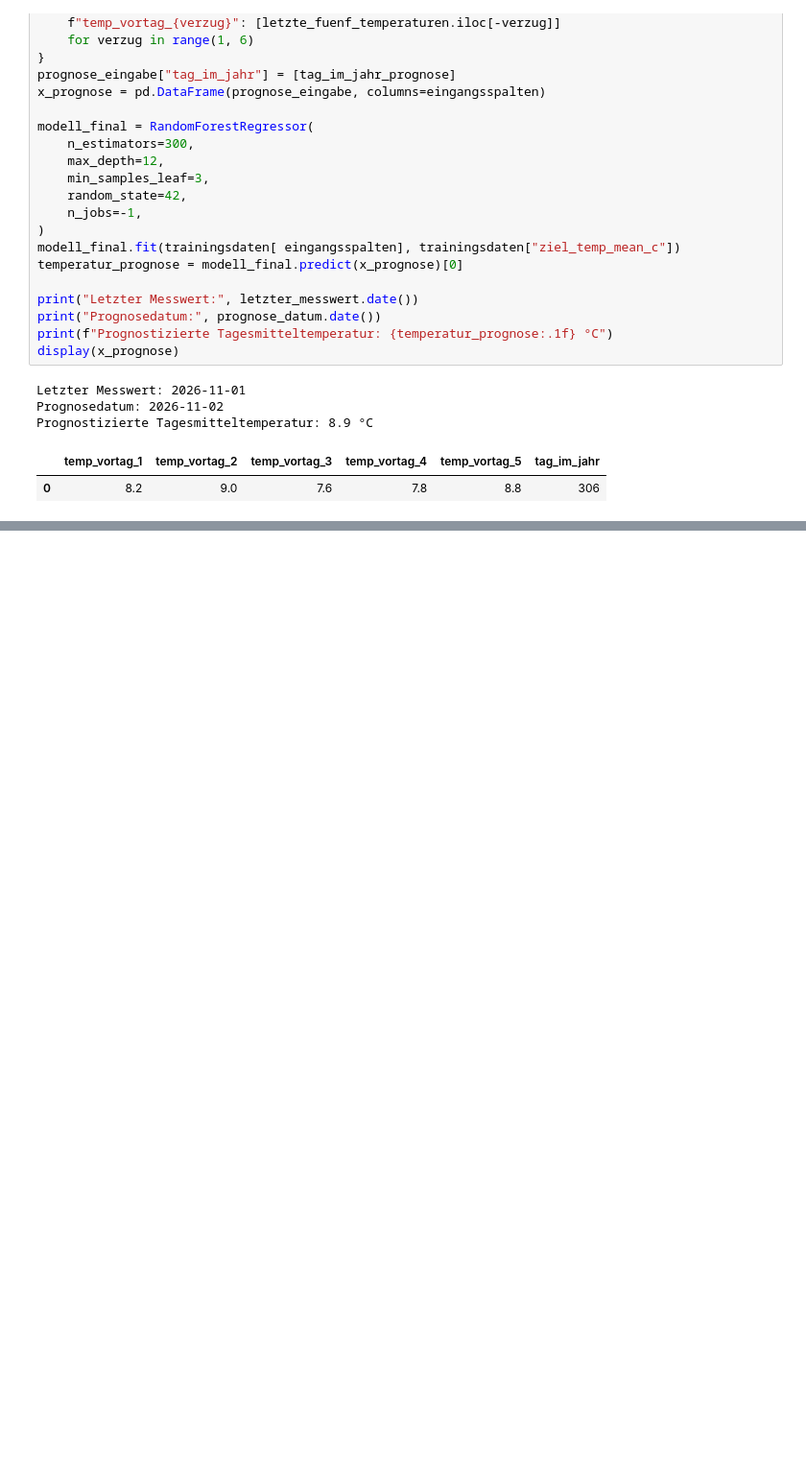
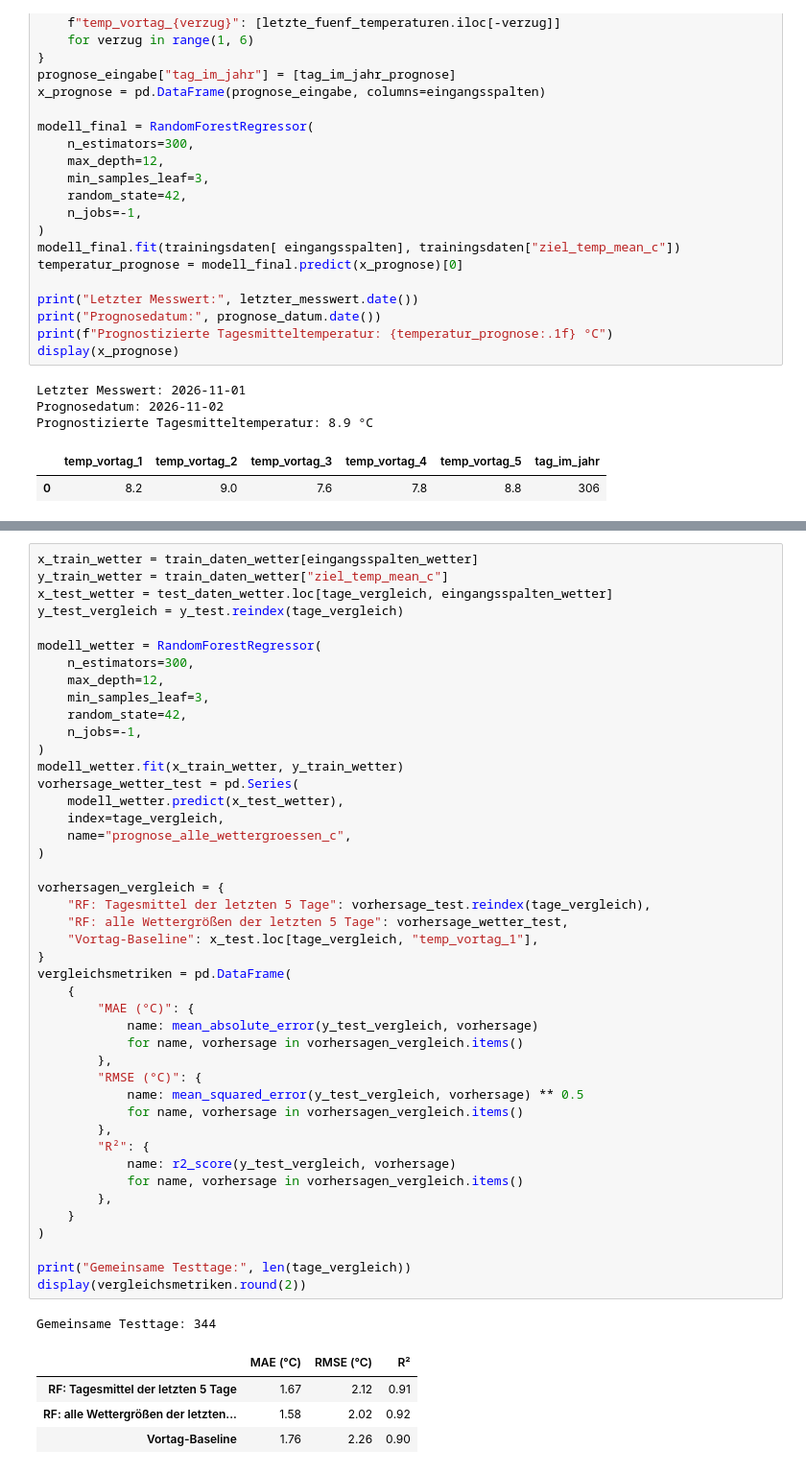
Before and after one commit to ArnLoe/htw_seminar3_jupyter, a Jupyter notebook: dwd_wetteranalyse_berlin.ipynb, the cells around one changed output, grey strips where cells are left out. Shown at 96% size. Drawn from its saved outputs; the diff is of its cells as text; blank space fills up the shorter version.

```diff
--- a/dwd_wetteranalyse_berlin.ipynb
+++ b/dwd_wetteranalyse_berlin.ipynb
@@ -415,0 +475,50 @@ Prognostizierte Tagesmitteltemperatur: 8.9 °C
+# %%
+x_train_wetter = train_daten_wetter[eingangsspalten_wetter]
+y_train_wetter = train_daten_wetter["ziel_temp_mean_c"]
+x_test_wetter = test_daten_wetter.loc[tage_vergleich, eingangsspalten_wetter]
+y_test_vergleich = y_test.reindex(tage_vergleich)
+
+modell_wetter = RandomForestRegressor(
+    n_estimators=300,
+    max_depth=12,
+    min_samples_leaf=3,
+    random_state=42,
+    n_jobs=-1,
+)
+modell_wetter.fit(x_train_wetter, y_train_wetter)
+vorhersage_wetter_test = pd.Series(
+    modell_wetter.predict(x_test_wetter),
+    index=tage_vergleich,
+    name="prognose_alle_wettergroessen_c",
+)
+
+vorhersagen_vergleich = {
+    "RF: Tagesmittel der letzten 5 Tage": vorhersage_test.reindex(tage_vergleich),
+    "RF: alle Wettergrößen der letzten 5 Tage": vorhersage_wetter_test,
+    "Vortag-Baseline": x_test.loc[tage_vergleich, "temp_vortag_1"],
+}
+vergleichsmetriken = pd.DataFrame(
+    {
+        "MAE (°C)": {
+            name: mean_absolute_error(y_test_vergleich, vorhersage)
+            for name, vorhersage in vorhersagen_vergleich.items()
+        },
+        "RMSE (°C)": {
+            name: mean_squared_error(y_test_vergleich, vorhersage) ** 0.5
+            for name, vorhersage in vorhersagen_vergleich.items()
+        },
+        "R²": {
+            name: r2_score(y_test_vergleich, vorhersage)
+            for name, vorhersage in vorhersagen_vergleich.items()
+        },
+    }
+)
+
+print("Gemeinsame Testtage:", len(tage_vergleich))
+display(vergleichsmetriken.round(2))
+# %% [output]
+Gemeinsame Testtage: 344
+|  | MAE (°C) | RMSE (°C) | R² |
+| RF: Tagesmittel der letzten 5 Tage | 1.67 | 2.12 | 0.91 |
+| RF: alle Wettergrößen der letzten... | 1.58 | 2.02 | 0.92 |
+| Vortag-Baseline | 1.76 | 2.26 | 0.90 |
```
Also changed, not shown: parts of 5 cells of this notebook, 1 other file.
